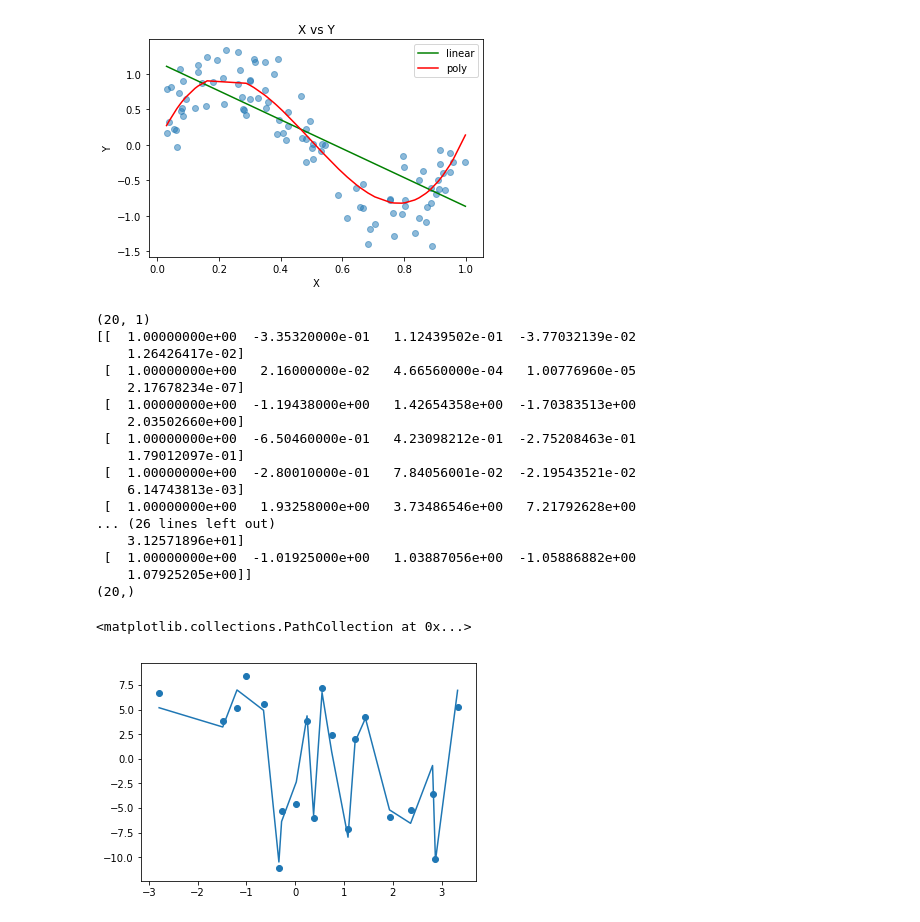
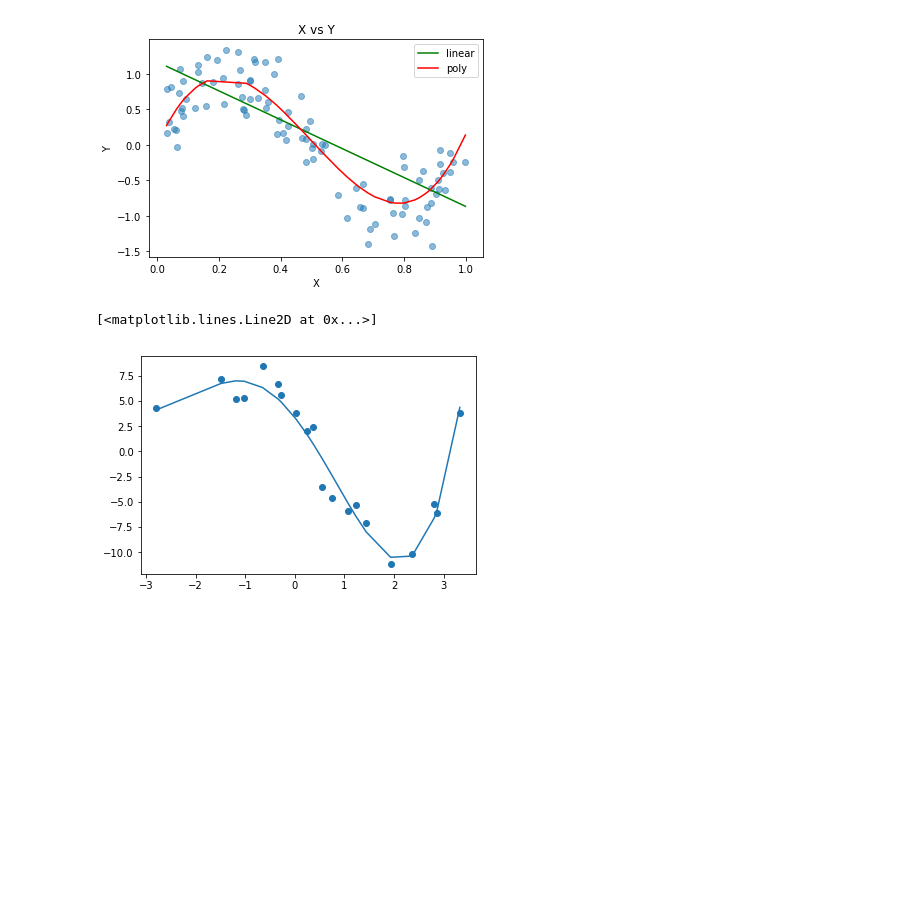
Before and after one commit to fjsuarez/Data-Science-Basics, a Jupyter notebook: Regressions.ipynb, the cells around one changed output. Saved outputs shown, nothing was run; the diff lists cells and outputs as text; code cells hidden in the pictures; blank space fills up the shorter version.

Commit message:
Added pipeline use to polynomial regression

```diff
--- a/Regressions.ipynb
+++ b/Regressions.ipynb
@@ -95,64 +98,41 @@ import numpy as np
 import matplotlib.pyplot as plt
 from sklearn.preprocessing import PolynomialFeatures
 from sklearn.linear_model import LinearRegression
 from sklearn.pipeline import make_pipeline
 
 %matplotlib inline
 
 # Assign the data to predictor and outcome variables
 # TODO: Load the data
 train_data = pd.read_csv('data_polynomial.csv')
 X = train_data['Var_X'].values.reshape(-1,1)
 y = train_data['Var_Y'].values
 
 # Create polynomial features
 # TODO: Create a PolynomialFeatures object, then fit and transform the
 # predictor feature
+
 poly_feat = PolynomialFeatures(degree = 4)
 X_poly = poly_feat.fit_transform(X)
 
 # Make and fit the polynomial regression model
 # TODO: Create a LinearRegression object and fit it to the polynomial predictor
 # features
 
-poly_model = LinearRegression(fit_intercept = False).fit(X_poly, y)
+# poly_model = LinearRegression(fit_intercept = False).fit(X_poly, y)
 
-# poly_model requires a matrix of n columns, where n is the number of polynomial features
+# In this case, poly_model requires a matrix of n columns, where n is the number of
+# polynomial features that is returned from using transform.
 
 # http://scikit-learn.org/stable/auto_examples/linear_model/plot_polynomial_interpolation.html#sphx-glr-auto-examples-linear-model-plot-polynomial-interpolation-py
 
-#poly_model = make_pipeline(PolynomialFeatures(degree=4), LinearRegression())
-#poly_model.fit(X, y)
+poly_model = make_pipeline(PolynomialFeatures(degree=4), LinearRegression())
+poly_model.fit(X, y)
 
-print(X.shape)
-print(X_poly)
-print(poly_model.predict(X_poly).shape)
-
+plt.figure()
+plt.scatter(X, y)
 X.sort(axis=0)
-plt.figure()
-#plt.plot(poly_model.predict(X_poly).reshape(-1,1))
-plt.scatter(X, y)
-
-# Once you've completed all of the steps, select Test Run to see your model
-# predictions against the data, or select Submit Answer to check if the degree
-# of the polynomial features is the same as ours!
+plt.plot(X,poly_model.predict(X))
 # %% [output]
-(20, 1)
-[[  1.00000000e+00  -3.35320000e-01   1.12439502e-01  -3.77032139e-02
-    1.26426417e-02]
- [  1.00000000e+00   2.16000000e-02   4.66560000e-04   1.00776960e-05
-    2.17678234e-07]
- [  1.00000000e+00  -1.19438000e+00   1.42654358e+00  -1.70383513e+00
-    2.03502660e+00]
- [  1.00000000e+00  -6.50460000e-01   4.23098212e-01  -2.75208463e-01
-    1.79012097e-01]
- [  1.00000000e+00  -2.80010000e-01   7.84056001e-02  -2.19543521e-02
-    6.14743813e-03]
- [  1.00000000e+00   1.93258000e+00   3.73486546e+00   7.21792628e+00
-... (26 lines left out)
-    3.12571896e+01]
- [  1.00000000e+00  -1.01925000e+00   1.03887056e+00  -1.05886882e+00
-    1.07925205e+00]]
-(20,)
+[<matplotlib.lines.Line2D at 0x...>]
-<matplotlib.collections.PathCollection at 0x...>
-[figure, old version]
+[figure, new version]
```
Also changed, not shown: parts of 2 cells of this notebook.
